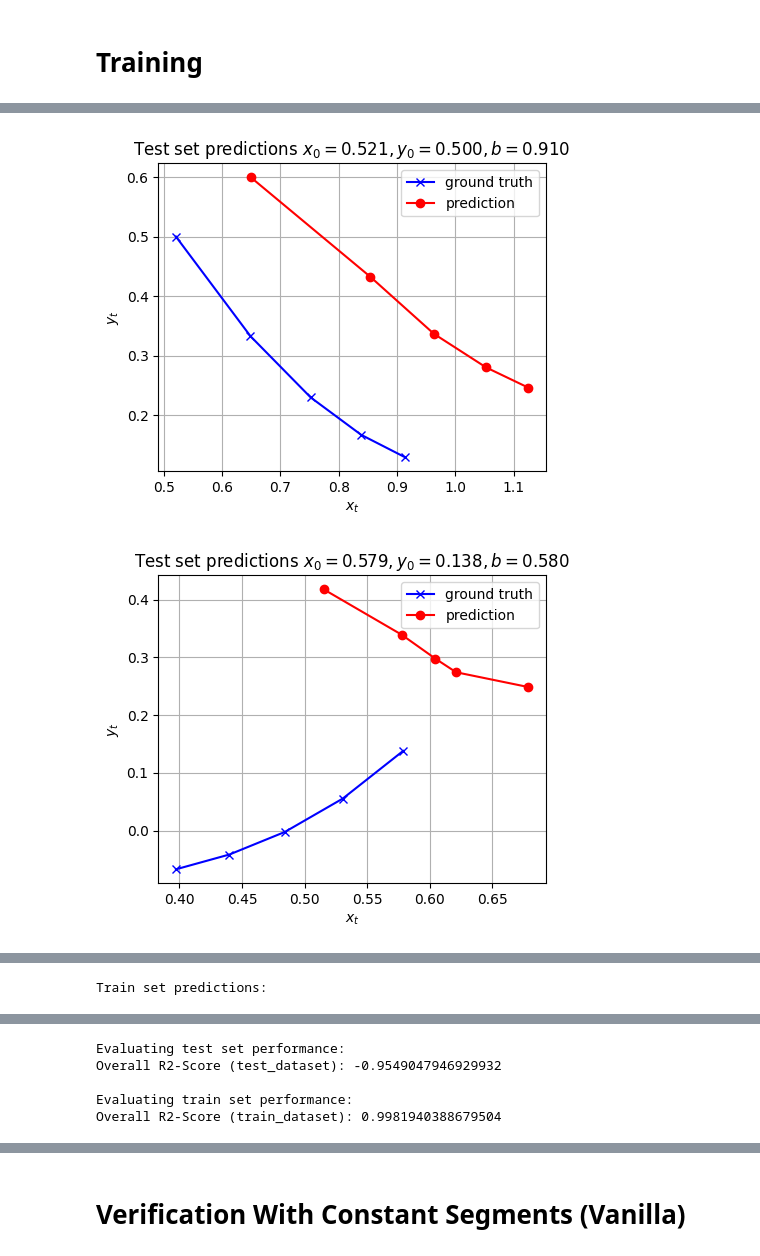
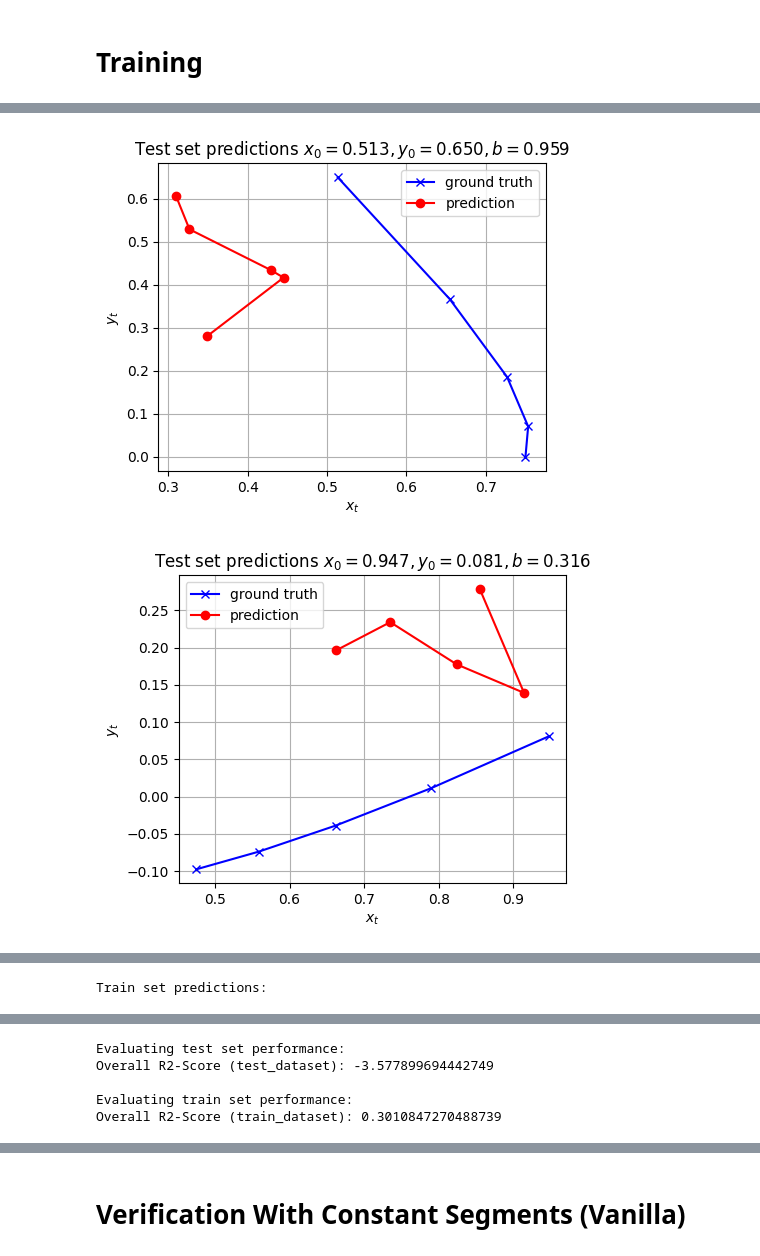
Before and after one commit to NoahBSchwartz/Fast_KAN_Verification, a Jupyter notebook: KAN_python.ipynb, the cells around one changed output, grey strips where cells are left out. Saved outputs shown, nothing was run; the diff lists cells and outputs as text; code cells hidden in the pictures.

```diff
--- a/KAN_python.ipynb
+++ b/KAN_python.ipynb
@@ -921,7 +509,7 @@ def system_eq_dis(cond_input, t_eval, time):
 
 # Train the model
 print("Training model...")
-model_scenario1 = train(model_scenario1, iterations=100)  # Increased iterations for better convergence
+model_scenario1 = train(model_scenario1, iterations=5)  # Increased iterations for better convergence
 
 # Visualize test set results
 print("\nTest set predictions:")
@@ -1012,2 +595,2 @@ Test set predictions:
-[figure, old version]
+[figure, new version]
-[figure, old version]
+[figure, new version]
@@ -1022,8 +605,8 @@ Train set predictions:
 Evaluating test set performance:
-Overall R2-Score (test_dataset): -0.9549047946929932
+Overall R2-Score (test_dataset): -3.577899694442749
 
 Evaluating train set performance:
-Overall R2-Score (train_dataset): 0.9981940388679504
+Overall R2-Score (train_dataset): 0.3010847270488739
 # %%
 # Scenario 2: Duffing Oscillator
 import numpy as np
```
Also changed, not shown: parts of 10 cells of this notebook.
